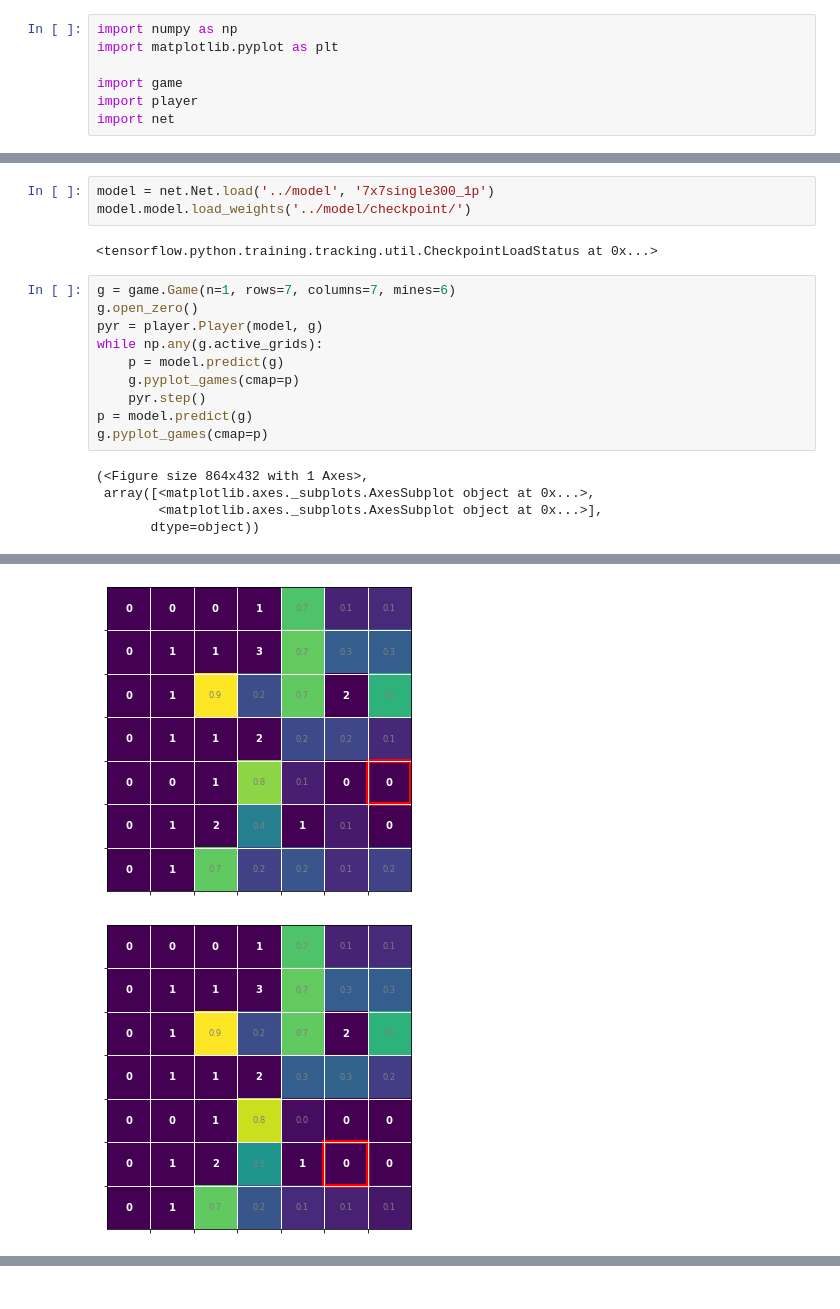
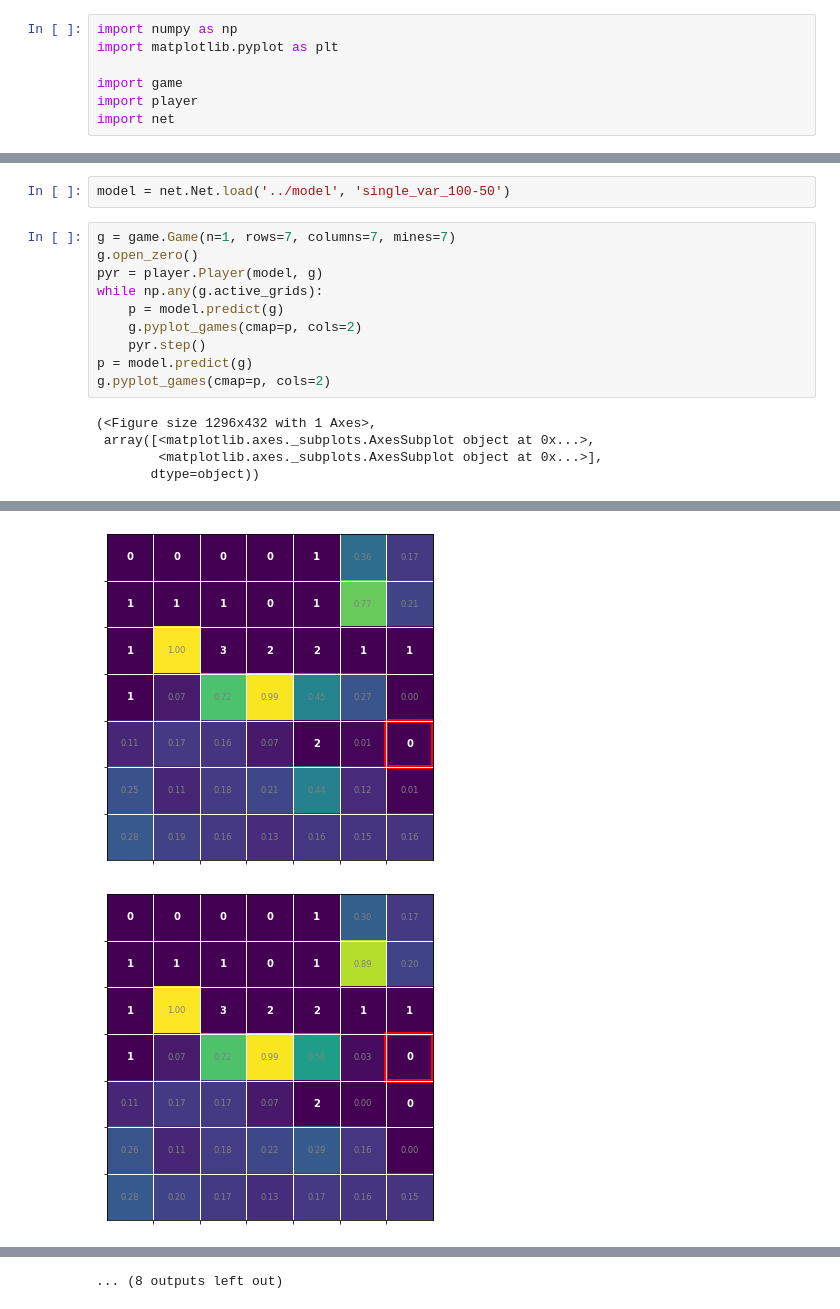
Before and after one commit to ClaudioPaterniti/MineSweeperLearning, a Jupyter notebook: plots.ipynb, the cells around one changed output, grey strips where cells are left out. Drawn from its saved outputs; the diff is of its cells as text.

Commit message:
Add mixed sizes

```diff
--- a/plots.ipynb
+++ b/plots.ipynb
@@ -13,20 +14,17 @@ reload(game)
 # %%
-model = net.Net.load('../model', '7x7single300_1p')
-model.model.load_weights('../model/checkpoint/')
+model = net.Net.load('../model', 'single_var_100-50')
-# %% [output]
-<tensorflow.python.training.tracking.util.CheckpointLoadStatus at 0x...>
 # %%
-g = game.Game(n=1, rows=7, columns=7, mines=6)
+g = game.Game(n=1, rows=7, columns=7, mines=7)
 g.open_zero()
 pyr = player.Player(model, g)
 while np.any(g.active_grids):
     p = model.predict(g)
-    g.pyplot_games(cmap=p)
+    g.pyplot_games(cmap=p, cols=2)
     pyr.step()
 p = model.predict(g)
-g.pyplot_games(cmap=p)
+g.pyplot_games(cmap=p, cols=2)
 # %% [output]
-(<Figure size 864x432 with 1 Axes>,
+(<Figure size 1296x432 with 1 Axes>,
  array([<matplotlib.axes._subplots.AxesSubplot object at 0x...>,
         <matplotlib.axes._subplots.AxesSubplot object at 0x...>],
        dtype=object))
@@ -39,2 +37,2 @@ g.pyplot_games(cmap=p)
-[figure, old version]
+[figure, new version]
-[figure, old version]
+[figure, new version]
@@ -45,0 +42 @@ g.pyplot_games(cmap=p)
+... (8 outputs left out)
```
Also changed, not shown: parts of 4 cells of this notebook, 3 other files.
